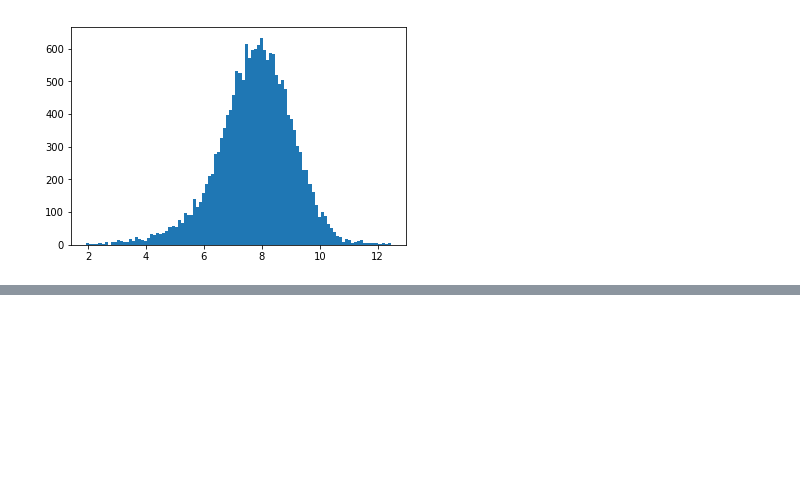
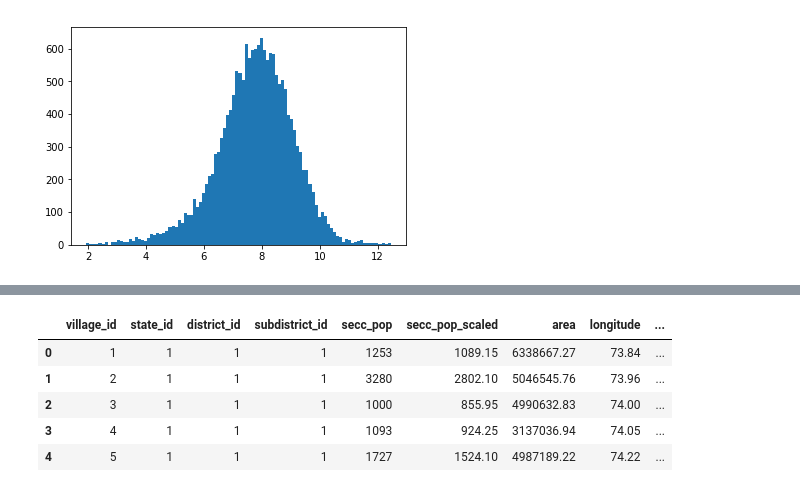
Before and after one commit to huwenjie333/cnn-population-mapping, a Jupyter notebook: code/pop_data_preprocess.ipynb, the cells around one changed output, grey strips where cells are left out. Saved outputs shown, nothing was run; the diff lists cells and outputs as text; code cells hidden in the pictures; blank space fills up the shorter version.

```diff
--- a/code/pop_data_preprocess.ipynb
+++ b/code/pop_data_preprocess.ipynb
@@ -425,0 +423,9 @@ df_state24.to_csv('/home/timhu/data/state24_jpgpaths_clean_17k_May17.csv')
+# %%
+df.head()
+# %% [output]
+|  | village_id | state_id | district_id | subdistrict_id | secc_pop | secc_pop_scaled | area | longitude | ... |
+| 0 | 1 | 1 | 1 | 1 | 1253 | 1089.15 | 6338667.27 | 73.84 | ... |
+| 1 | 2 | 1 | 1 | 1 | 3280 | 2802.10 | 5046545.76 | 73.96 | ... |
+| 2 | 3 | 1 | 1 | 1 | 1000 | 855.95 | 4990632.83 | 74.00 | ... |
+| 3 | 4 | 1 | 1 | 1 | 1093 | 924.25 | 3137036.94 | 74.05 | ... |
+| 4 | 5 | 1 | 1 | 1 | 1727 | 1524.10 | 4987189.22 | 74.22 | ... |
```
Also changed, not shown: parts of 13 cells of this notebook, 6 other files.
